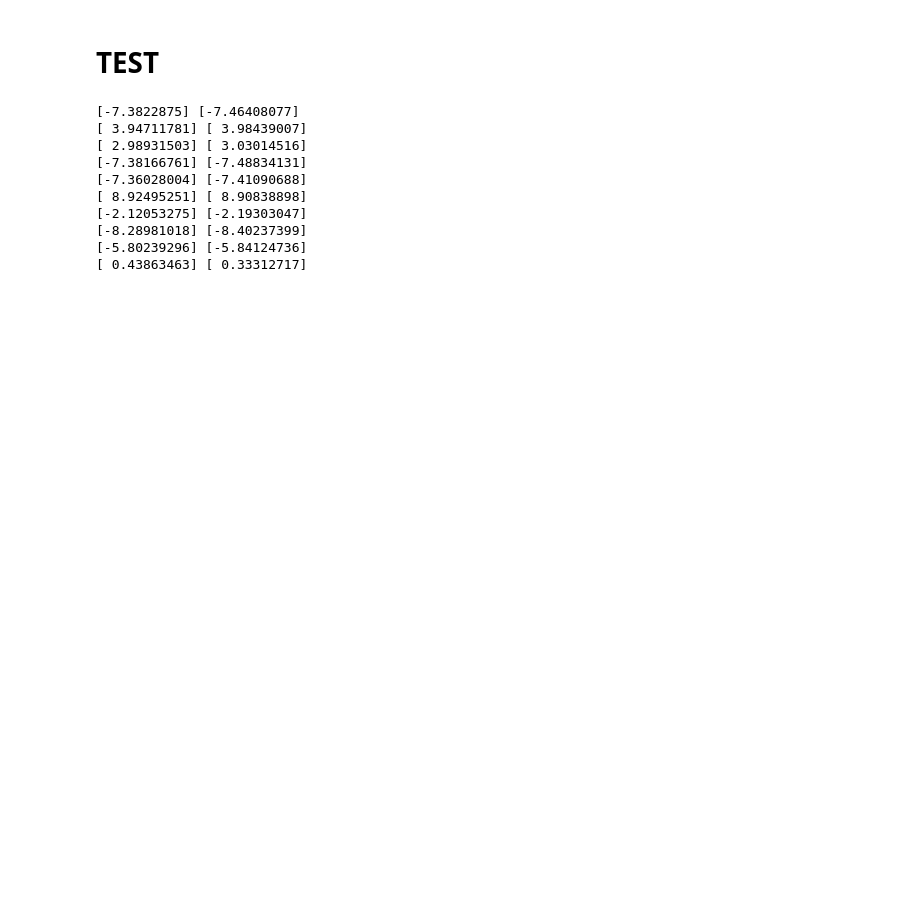
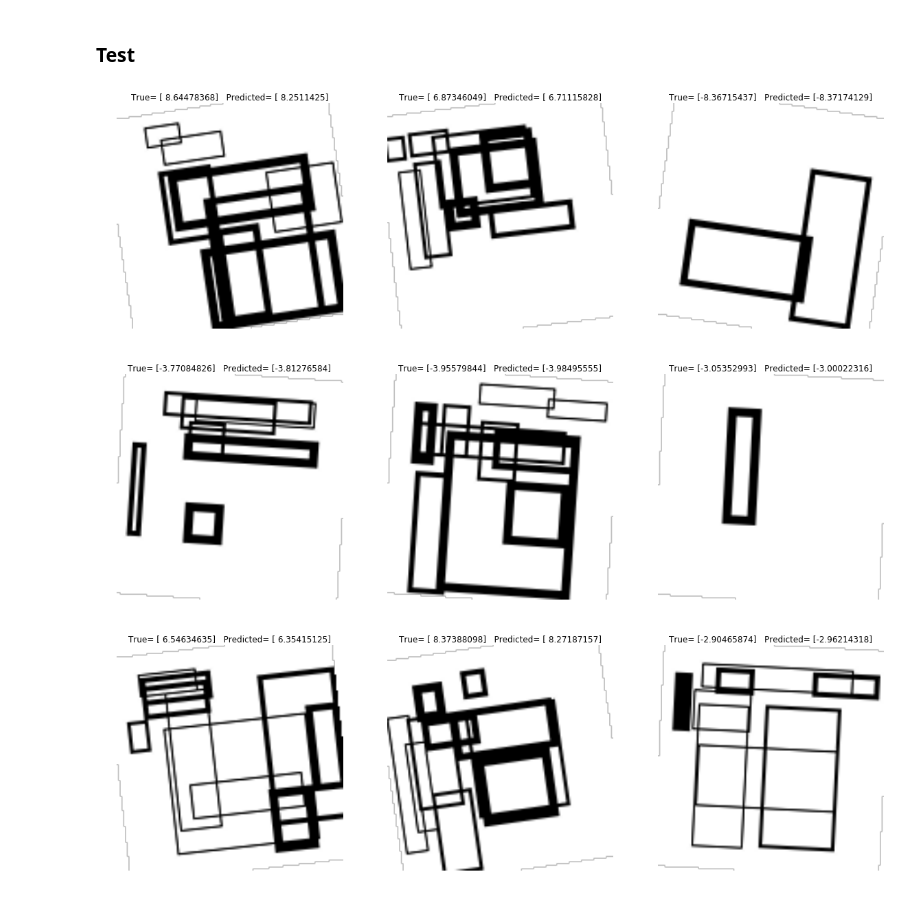
Before and after one commit to GrKirill/Rotation-angle-prediction, a Jupyter notebook: Povorot.ipynb, the cells around one changed output. Cells and saved outputs as stored; diff of their text form; code cells hidden in the pictures; blank space fills up the shorter version.

```diff
--- a/Povorot.ipynb
+++ b/Povorot.ipynb
@@ -123,27 +116,20 @@ Optimization Finished!
 # %% [markdown]
-# TEST
+### Test
-# %%
-for (l,m) in dataset_generator(10):
-    x_test = l
-    y_test= m
 # %%
-test_array = []
-for el in x_test:
-    test_array.append(np.asarray(el))
-test_array = np.asarray(test_array)/255.
-y_test = np.asarray(y_test)
-y_test = y_test.reshape(10,1)
+for i in range(3):
+    data_test = dataset_generator(3) # generate test objects
+    x_test = data_test[0]  # images
+    y_test = data_test[1]  # angle values
+    test_array = []
+    for el in x_test:
+        test_array.append(np.asarray(el))
+    test_array = np.asarray(test_array)/255.
+    y_test = np.asarray(y_test)
+    y_test = y_test.reshape(3,1)
+    test_array = test_array[:,:,:,:3]
+    predicted = sss.run(out, feed_dict={X:test_array})
+    showImagesHorizontally(x_test)
+# %% [output]
+[figure, added]
+[figure, added]
+[figure, added]
-# %%
-for i,k in enumerate(sss.run(out, feed_dict={X:test_array})):
-    print(k, y_test[i])
-# %% [output]
-[-7.3822875] [-7.46408077]
-[ 3.94711781] [ 3.98439007]
-[ 2.98931503] [ 3.03014516]
-[-7.38166761] [-7.48834131]
-[-7.36028004] [-7.41090688]
-[ 8.92495251] [ 8.90838898]
-[-2.12053275] [-2.19303047]
-[-8.28981018] [-8.40237399]
-[-5.80239296] [-5.84124736]
-[ 0.43863463] [ 0.33312717]
```
Also changed, not shown: parts of 18 cells of this notebook.
